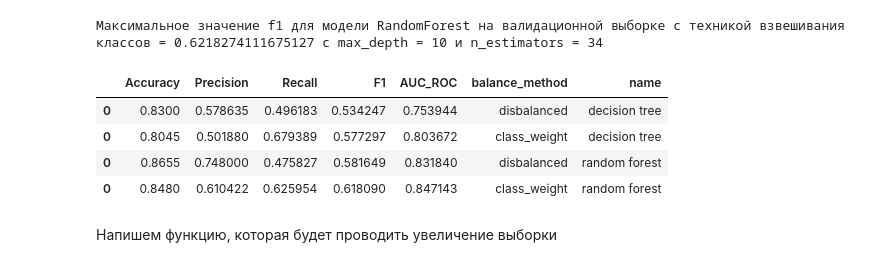
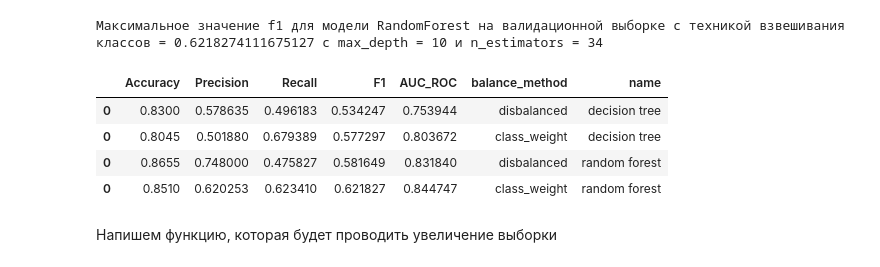
Before and after one commit to Camell132/supervised_learning, a Jupyter notebook: supervised_learning.ipynb, the cells around one changed output. Cells and saved outputs as stored; diff of their text form; code cells hidden in the pictures.

Commit message:
Changing hyperparametres for random forest model

```diff
--- a/supervised_learning.ipynb
+++ b/supervised_learning.ipynb
@@ -362,27 +362,27 @@ print(f'Максимальное значение f1 для модели RandomF
 # %%
 tree_model = DecisionTreeClassifier(random_state = 8, max_depth = 8, class_weight = 'balanced')
 tree_model.fit(train_features, train_target)
 
-forest_model = RandomForestClassifier(random_state = 8, n_estimators = 49, max_depth = 10, class_weight = 'balanced')
+forest_model = RandomForestClassifier(random_state = 8, n_estimators = 34, max_depth = 10, class_weight = 'balanced')
 forest_model.fit(train_features, train_target)
 
 metrics_dtc_w = model_metrics(tree_model, 'valid')
 metrics_dtc_w['balance_method'] = 'class_weight'
 metrics_dtc_w['name'] = 'decision tree'
 
 metrics_rfc_w = model_metrics(forest_model, 'valid')
 metrics_rfc_w['balance_method'] = 'class_weight'
 metrics_rfc_w['name'] = 'random forest'
 
 dis_metrics = pd.concat([dis_metrics, metrics_dtc_w, metrics_rfc_w])
 dis_metrics= dis_metrics.sort_values(by='name')
 dis_metrics
 # %% [output]
 |  | Accuracy | Precision | Recall | F1 | AUC_ROC | balance_method | name |
 | 0 | 0.8300 | 0.578635 | 0.496183 | 0.534247 | 0.753944 | disbalanced | decision tree |
 | 0 | 0.8045 | 0.501880 | 0.679389 | 0.577297 | 0.803672 | class_weight | decision tree |
 | 0 | 0.8655 | 0.748000 | 0.475827 | 0.581649 | 0.831840 | disbalanced | random forest |
-| 0 | 0.8480 | 0.610422 | 0.625954 | 0.618090 | 0.847143 | class_weight | random forest |
+| 0 | 0.8510 | 0.620253 | 0.623410 | 0.621827 | 0.844747 | class_weight | random forest |
 # %% [markdown]
 Напишем функцию, которая будет проводить увеличение выборки
 # %%
```
Also changed, not shown: parts of 3 cells of this notebook.
